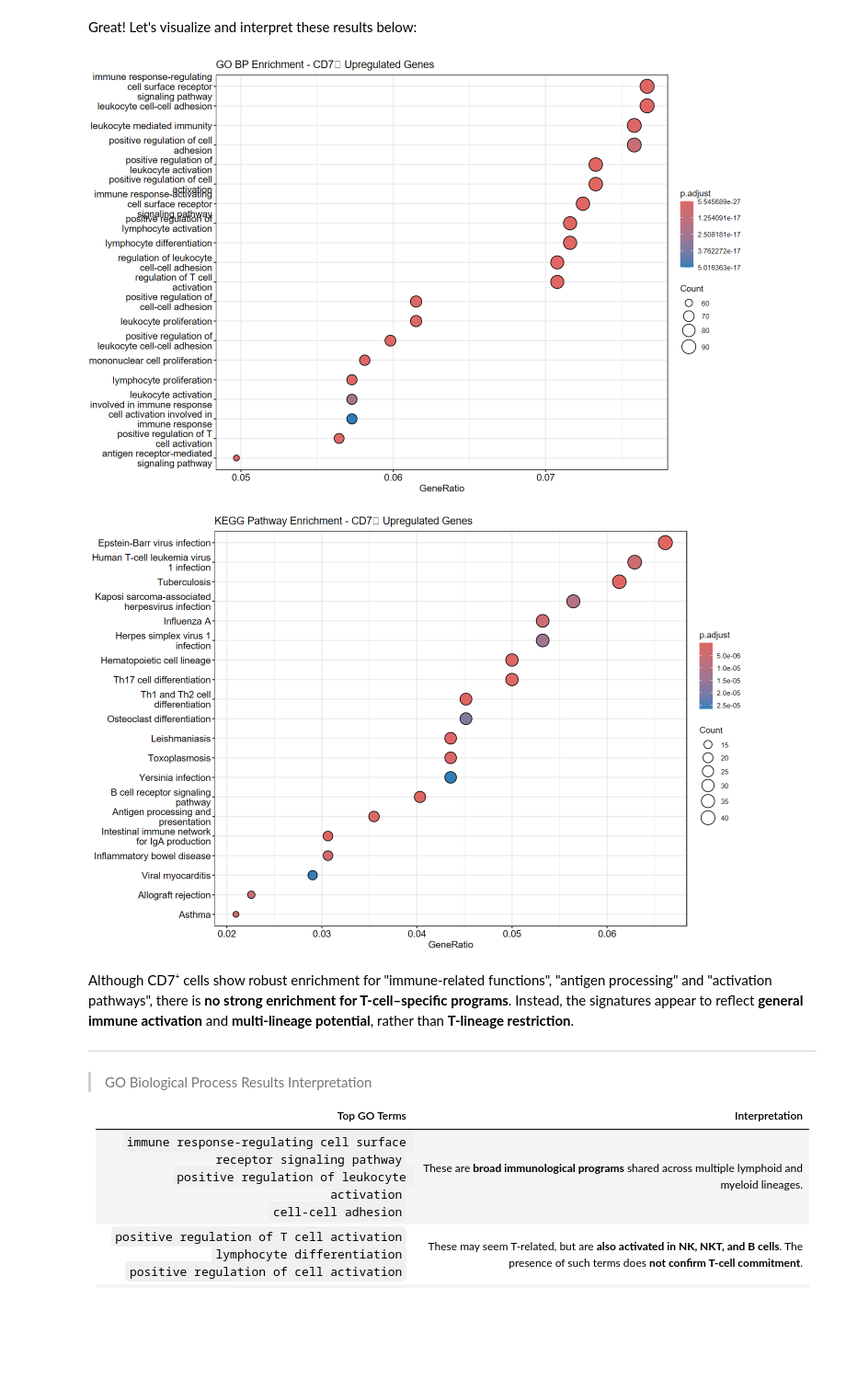
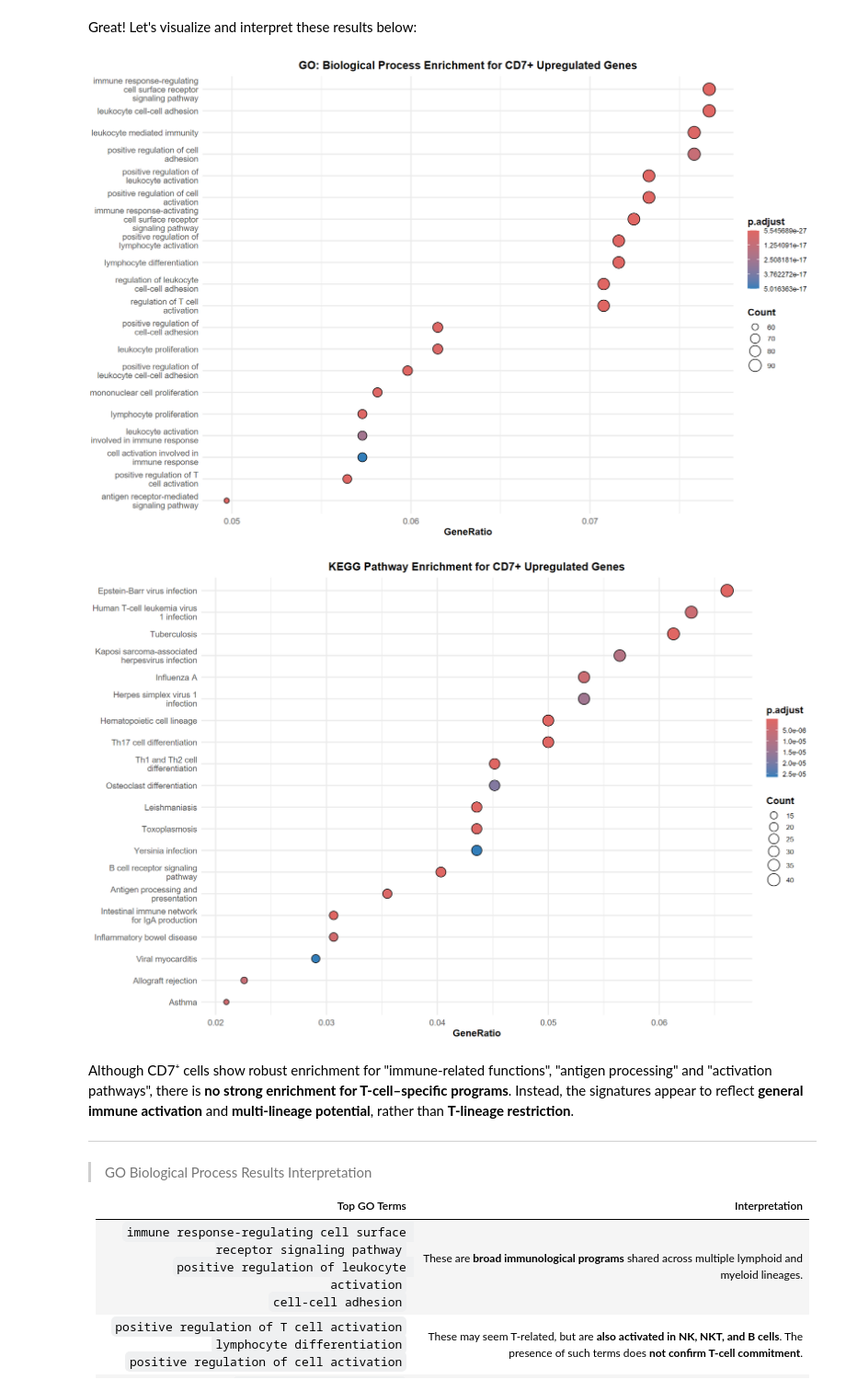
Before and after one commit to piyush-1903/ZandstraEaves_DirectedStudies, a Jupyter notebook: Aim1/d7-d13_RNASeq/Aim2_Analysis.ipynb, the cells around one changed output. Shown at 92% size. Saved outputs shown, nothing was run; the diff lists cells and outputs as text; code cells hidden in the pictures; blank space fills up the shorter version.

Commit message:
Beautified RQ5 plot

```diff
--- a/Aim1/d7-d13_RNASeq/Aim2_Analysis.ipynb
+++ b/Aim1/d7-d13_RNASeq/Aim2_Analysis.ipynb
@@ -1137,19 +1135,49 @@ kegg_enrich <- enrichKEGG(
 )
 # %% [markdown]
 Great! Let's visualize and interpret these results below:
-# %%
-# GO Dotplot
-rq5_GOplot <- dotplot(go_enrich, showCategory = 20) + ggtitle("GO BP Enrichment - CD7⁺ Upregulated Genes") # nolint
-
-# KEGG Dotplot
-rq5_KEGGplot <- dotplot(kegg_enrich, showCategory = 20) + ggtitle("KEGG Pathway Enrichment - CD7⁺ Upregulated Genes") # nolint
-
-
-print(rq5_GOplot)
-print(rq5_KEGGplot)
-# %% [output]
-[figure, removed]
-[figure, removed]
+# %%
+options(repr.plot.width = 15, repr.plot.height = 10)
+
+# GO Dotplot
+rq5_GOplot <- dotplot(go_enrich, showCategory = 20) + ggtitle("GO BP Enrichment - CD7⁺ Upregulated Genes") # nolint
+
+# KEGG Dotplot
+rq5_KEGGplot <- dotplot(kegg_enrich, showCategory = 20) + ggtitle("KEGG Pathway Enrichment - CD7⁺ Upregulated Genes") # nolint
+
+# Beautify GO Enrichment Plot
+rq5_GOplot <- rq5_GOplot +
+  ggtitle("GO: Biological Process Enrichment for CD7+ Upregulated Genes") +
+  theme_minimal(base_size = 14) +
+  theme(
+    plot.title = element_text(hjust = 0.5, face = "bold", size = 16),
+    axis.title = element_text(size = 14, face = "bold"),
+    axis.text = element_text(size = 12),
+    legend.title = element_text(face = "bold"),
+    legend.text = element_text(size = 10)
+  ) +
+  scale_color_gradient(low = "steelblue", high = "firebrick", name = "Adjusted p-value") + # nolint
+  labs(x = "GeneRatio", y = NULL)
+
+# Beautify KEGG Enrichment Plot
+rq5_KEGGplot <- rq5_KEGGplot +
+  ggtitle("KEGG Pathway Enrichment for CD7+ Upregulated Genes") +
+  theme_minimal(base_size = 14) +
+  theme(
+    plot.title = element_text(hjust = 0.5, face = "bold", size = 16),
+    axis.title = element_text(size = 14, face = "bold"),
+    axis.text = element_text(size = 12),
+    legend.title = element_text(face = "bold"),
+    legend.text = element_text(size = 10)
+  ) +
+  scale_color_gradient(low = "steelblue", high = "firebrick", name = "Adjusted p-value") + # nolint
+  labs(x = "GeneRatio", y = NULL)
+
+
+print(rq5_GOplot)
+print(rq5_KEGGplot)
+# %% [output]
+[figure, added]
+[figure, added]
 # %% [markdown]
 Although CD7⁺ cells show robust enrichment for "immune-related functions", "antigen processing" and "activation pathways", there is **no strong enrichment for T-cell–specific programs**. Instead, the signatures appear to reflect **general immune activation** and **multi-lineage potential**, rather than **T-lineage restriction**.
 
```
Also changed, not shown: parts of 3 cells of this notebook.
